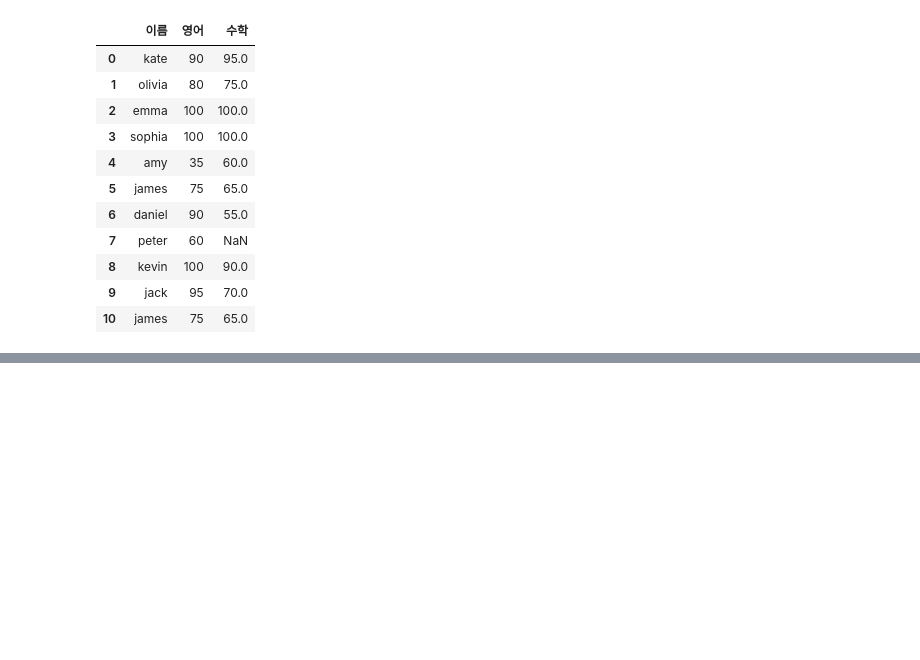
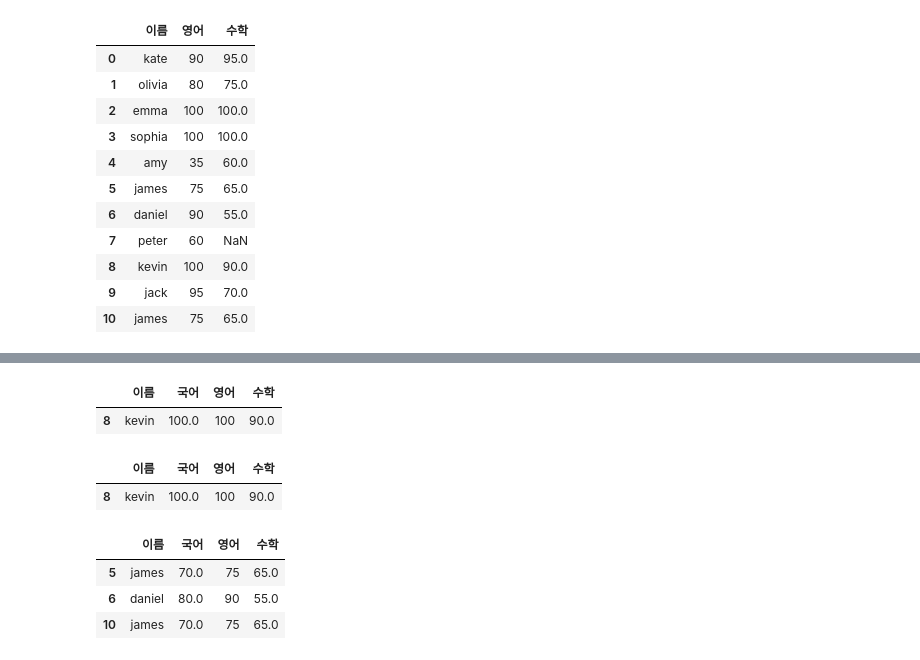
Before and after one commit to ChoSooBeen/Python_practice, a Jupyter notebook: Python_data.ipynb, the cells around one changed output, grey strips where cells are left out. Cells and saved outputs as stored; diff of their text form; code cells hidden in the pictures; blank space fills up the shorter version.

```diff
--- a/Python_data.ipynb
+++ b/Python_data.ipynb
@@ -361,0 +381,23 @@ df.iloc[:, [0, 2, 3]]
+# %%
+#100과 같은 값 가져오기 (True인 것만 가져오기)
+
+df[df['수학'] == 90]
+# %% [output]
+|  | 이름 | 국어 | 영어 | 수학 |
+| 8 | kevin | 100.0 | 100 | 90.0 |
+# %%
+#데이터프레임.컬럼명으로도 가지고 올 수 있다
+
+df[df.수학 == 90]
+# %% [output]
+|  | 이름 | 국어 | 영어 | 수학 |
+| 8 | kevin | 100.0 | 100 | 90.0 |
+# %%
+#국어점수가60보다 크고, 90보다 작은 학생
+
+df[(df['국어'] > 60) & (df['국어'] < 90)]
+# %% [output]
+|  | 이름 | 국어 | 영어 | 수학 |
+| 5 | james | 70.0 | 75 | 65.0 |
+| 6 | daniel | 80.0 | 90 | 55.0 |
+| 10 | james | 70.0 | 75 | 65.0 |
```
Also changed, not shown: parts of 3 cells of this notebook.
